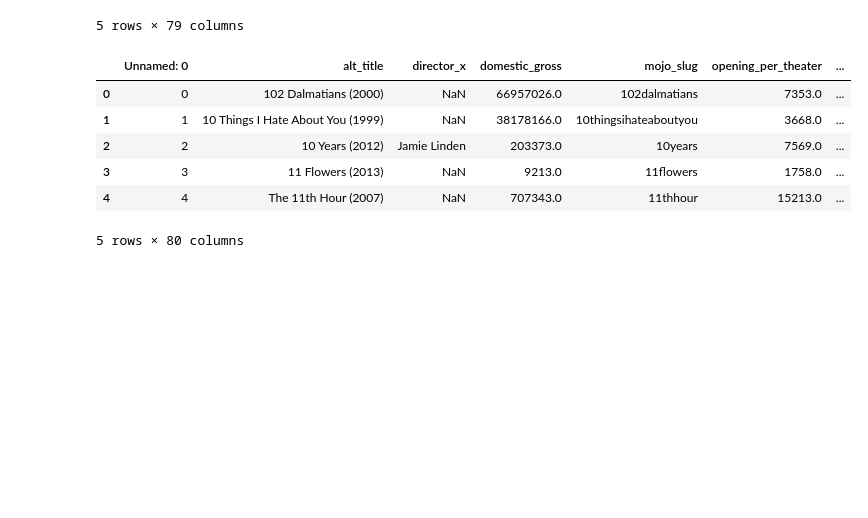
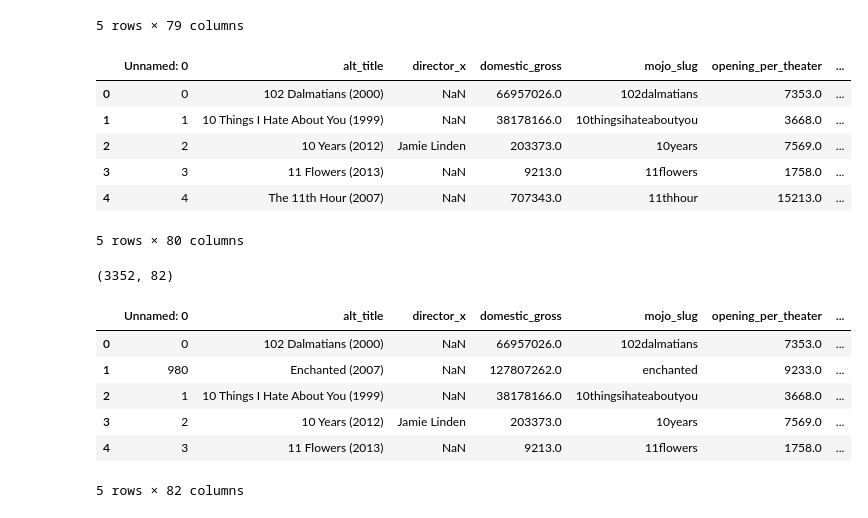
Before and after one commit to Bakhus/MovieProject, a Jupyter notebook: add_columns_to_csv.ipynb, the cells around one changed output. Cells and saved outputs as stored; diff of their text form; code cells hidden in the pictures; blank space fills up the shorter version.

Commit message:
Director experience added in the same csv file

```diff
--- a/add_columns_to_csv.ipynb
+++ b/add_columns_to_csv.ipynb
@@ -173,4 +173,32 @@ df_studio_genre_season.head()
 | 3 | 3 | 11 Flowers (2013) | NaN | 9213.0 | 11flowers | 1758.0 | ... |
 | 4 | 4 | The 11th Hour (2007) | NaN | 707343.0 | 11thhour | 15213.0 | ... |
 5 rows × 80 columns
+# %%
+'''
+This function adds Director experience and Director name columns to the
+combined data frame.
+Director experience is the number of movies the direcor made
+'''
+
+def add_dir_exp(input_df):
+    dir_exp= pd.DataFrame(pd.value_counts(input_df.director_y.values))
+    dir_exp.reset_index(level=0, inplace=True)
+    dir_exp.columns=['director','director_experience']
+    df_with_direxp=pd.merge(input_df,dir_exp, left_on='director_y', right_on='director', how='outer')
+
+    print df_with_direxp.shape
+
+    return df_with_direxp
+# %%
+df_studio_genre_season_exp = add_dir_exp(df_studio_genre_season)
+df_studio_genre_season_exp.head()
+# %% [output]
+(3352, 82)
+|  | Unnamed: 0 | alt_title | director_x | domestic_gross | mojo_slug | opening_per_theater | ... |
+| 0 | 0 | 102 Dalmatians (2000) | NaN | 66957026.0 | 102dalmatians | 7353.0 | ... |
+| 1 | 980 | Enchanted (2007) | NaN | 127807262.0 | enchanted | 9233.0 | ... |
+| 2 | 1 | 10 Things I Hate About You (1999) | NaN | 38178166.0 | 10thingsihateaboutyou | 3668.0 | ... |
+| 3 | 2 | 10 Years (2012) | Jamie Linden | 203373.0 | 10years | 7569.0 | ... |
+| 4 | 3 | 11 Flowers (2013) | NaN | 9213.0 | 11flowers | 1758.0 | ... |
+5 rows × 82 columns
 # %%
```
Also changed, not shown: parts of 1 cell of this notebook, 1 other file.
